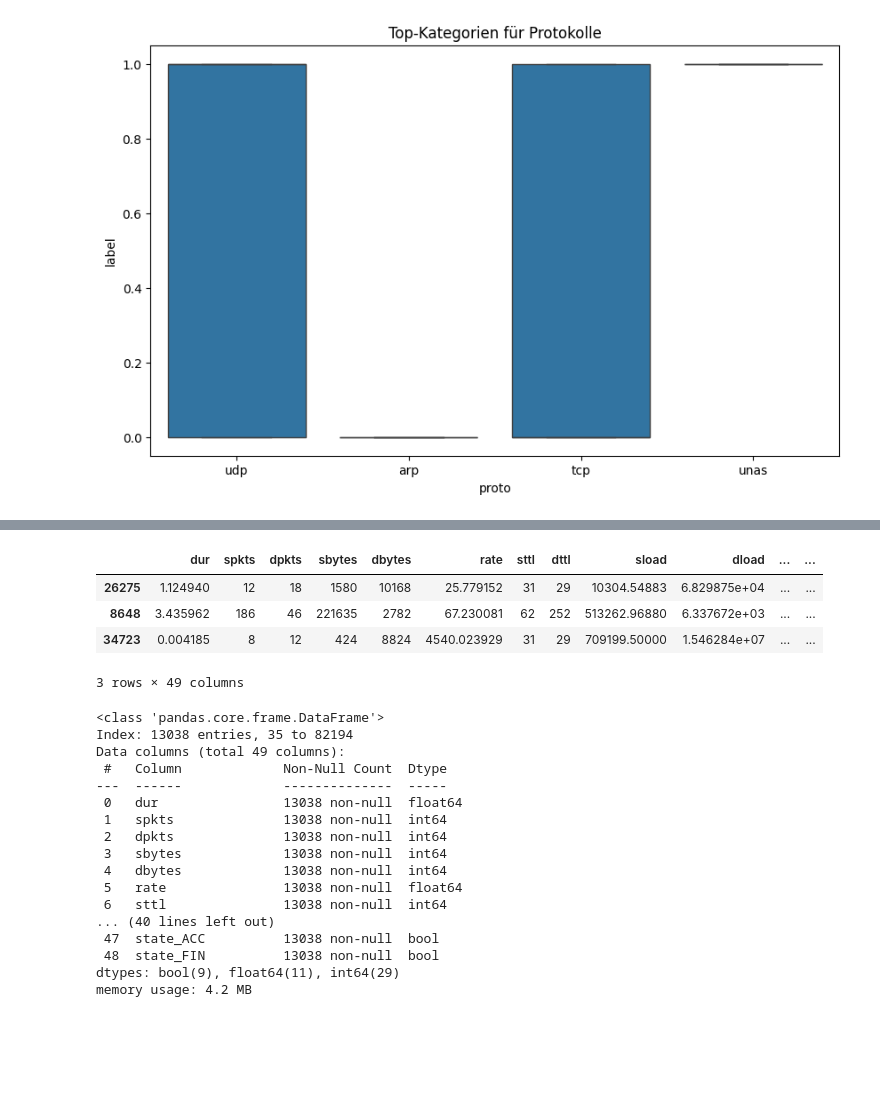
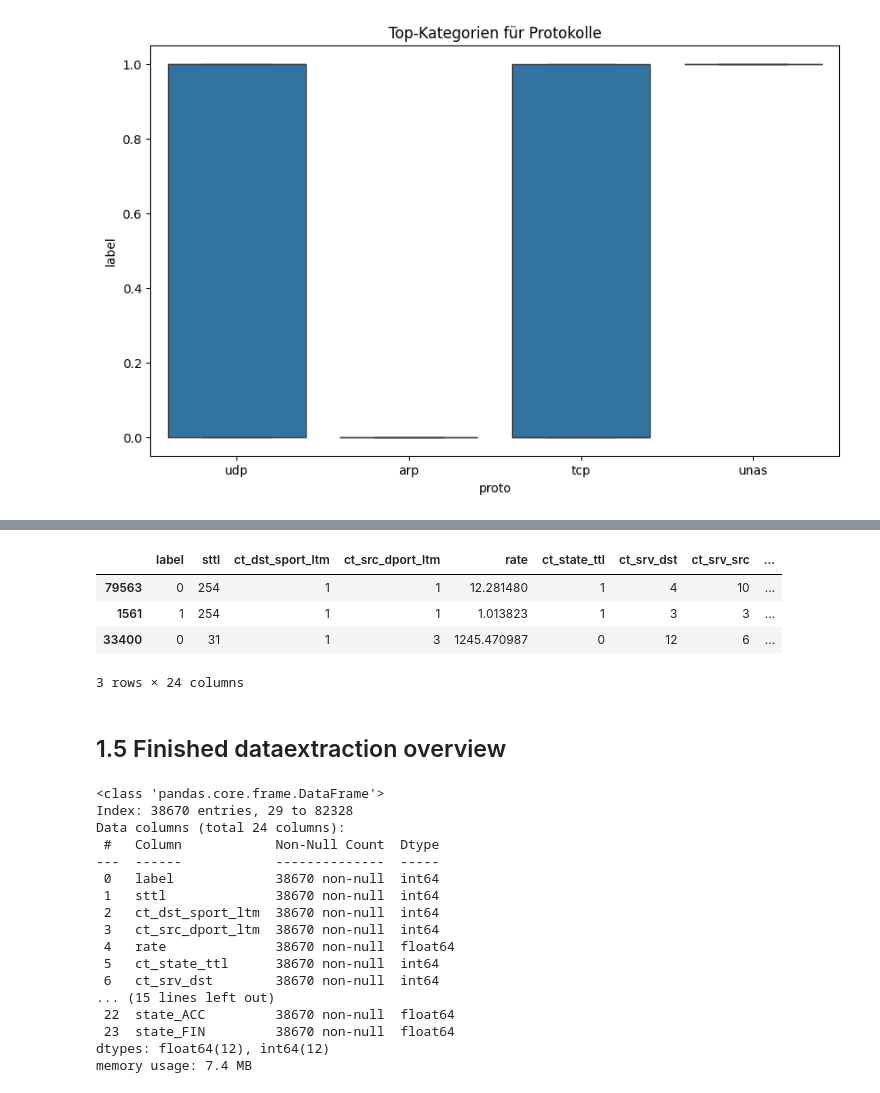
Before and after one commit to aKravtschenko/DEEPL-Autoencoder, a Jupyter notebook: main.ipynb, the cells around one changed output, grey strips where cells are left out. Saved outputs shown, nothing was run; the diff lists cells and outputs as text; code cells hidden in the pictures; blank space fills up the shorter version.

```diff
--- a/main.ipynb
+++ b/main.ipynb
@@ -237,0 +258,9 @@ plt.show()
+# %%
+dtypes = dataframe.dtypes
+categorical_features = dtypes[dtypes == 'object'].index.tolist()
+# %%
+nummerical_features = golden_features_list.index.tolist()
+
+df_selected_features = dataframe[nummerical_features + categorical_features]
+
+df_selected_features.info()
@@ -238,44 +285,46 @@ plt.show()
 # %%
 values_to_encode_proto      = ['tcp', 'udp', 'arp']
-values_to_encode_service    = ['http', 'ftp', 'ftp-data', 'smtp']
+values_to_encode_service    = ['-', 'http', 'ftp', 'ftp-data', 'smtp']
 values_to_encode_state      = ['FIN', 'ACC']
 
-selected_rows_proto = dataframe[dataframe['proto'].isin(values_to_encode_proto)]
+selected_rows_proto = df_selected_features[df_selected_features['proto'].isin(values_to_encode_proto)]
 
 
-# dType: Object to bool
-encoded_data = pd.get_dummies(selected_rows_proto, columns=['proto'], prefix=["proto"])
-selected_rows_service = encoded_data[encoded_data['service'].isin(values_to_encode_service)]
+# dType: Object to float64
+encoded_dataframe = pd.get_dummies(selected_rows_proto, columns=['proto'], prefix=["proto"], dtype=float)
+selected_rows_service = encoded_dataframe[encoded_dataframe['service'].isin(values_to_encode_service)]
 
-encoded_data = pd.get_dummies(selected_rows_service, columns=['service'], prefix=["service"])
-selected_rows_state = encoded_data[encoded_data['state'].isin(values_to_encode_state)]
+encoded_dataframe = pd.get_dummies(selected_rows_service, columns=['service'], prefix=["service"], dtype=float)
+selected_rows_state = encoded_dataframe[encoded_dataframe['state'].isin(values_to_encode_state)]
 
-encoded_data = pd.get_dummies(selected_rows_state, columns=['state'], prefix=["state"])
+encoded_dataframe = pd.get_dummies(selected_rows_state, columns=['state'], prefix=["state"], dtype=float)
 
-encoded_data.sample(3)
+encoded_dataframe.sample(3)
 # %% [output]
-|  | dur | spkts | dpkts | sbytes | dbytes | rate | sttl | dttl | sload | dload | ... | ... |
-| 26275 | 1.124940 | 12 | 18 | 1580 | 10168 | 25.779152 | 31 | 29 | 10304.54883 | 6.829875e+04 | ... | ... |
-| 8648 | 3.435962 | 186 | 46 | 221635 | 2782 | 67.230081 | 62 | 252 | 513262.96880 | 6.337672e+03 | ... | ... |
-| 34723 | 0.004185 | 8 | 12 | 424 | 8824 | 4540.023929 | 31 | 29 | 709199.50000 | 1.546284e+07 | ... | ... |
+|  | label | sttl | ct_dst_sport_ltm | ct_src_dport_ltm | rate | ct_state_ttl | ct_srv_dst | ct_srv_src | ... |
+| 79563 | 0 | 254 | 1 | 1 | 12.281480 | 1 | 4 | 10 | ... |
+| 1561 | 1 | 254 | 1 | 1 | 1.013823 | 1 | 3 | 3 | ... |
+| 33400 | 0 | 31 | 1 | 3 | 1245.470987 | 0 | 12 | 6 | ... |
-3 rows × 49 columns
+3 rows × 24 columns
+# %% [markdown]
+## 1.5 Finished dataextraction overview
 # %%
-encoded_data.info()
+encoded_dataframe.info()
 # %% [output]
 <class 'pandas.core.frame.DataFrame'>
-Index: 13038 entries, 35 to 82194
-Data columns (total 49 columns):
- #   Column             Non-Null Count  Dtype
----  ------             --------------  -----
- 0   dur                13038 non-null  float64
- 1   spkts              13038 non-null  int64
- 2   dpkts              13038 non-null  int64
- 3   sbytes             13038 non-null  int64
- 4   dbytes             13038 non-null  int64
- 5   rate               13038 non-null  float64
- 6   sttl               13038 non-null  int64
-... (40 lines left out)
- 47  state_ACC          13038 non-null  bool
- 48  state_FIN          13038 non-null  bool
-dtypes: bool(9), float64(11), int64(29)
-memory usage: 4.2 MB
+Index: 38670 entries, 29 to 82328
+Data columns (total 24 columns):
+ #   Column            Non-Null Count  Dtype
+---  ------            --------------  -----
+ 0   label             38670 non-null  int64
+ 1   sttl              38670 non-null  int64
+ 2   ct_dst_sport_ltm  38670 non-null  int64
+ 3   ct_src_dport_ltm  38670 non-null  int64
+ 4   rate              38670 non-null  float64
+ 5   ct_state_ttl      38670 non-null  int64
+ 6   ct_srv_dst        38670 non-null  int64
+... (15 lines left out)
+ 22  state_ACC         38670 non-null  float64
+ 23  state_FIN         38670 non-null  float64
+dtypes: float64(12), int64(12)
+memory usage: 7.4 MB
```
Also changed, not shown: parts of 32 cells of this notebook.
